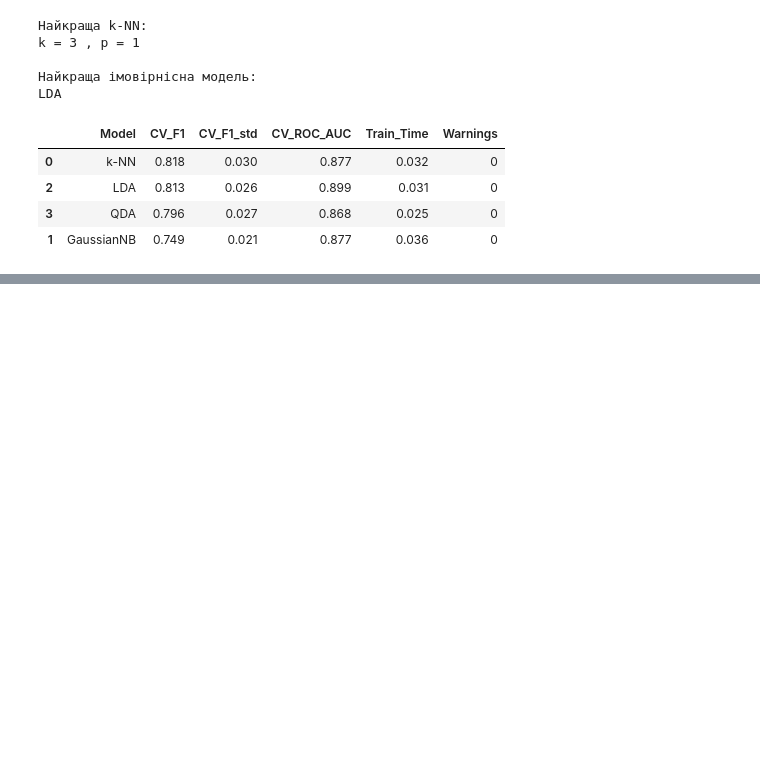
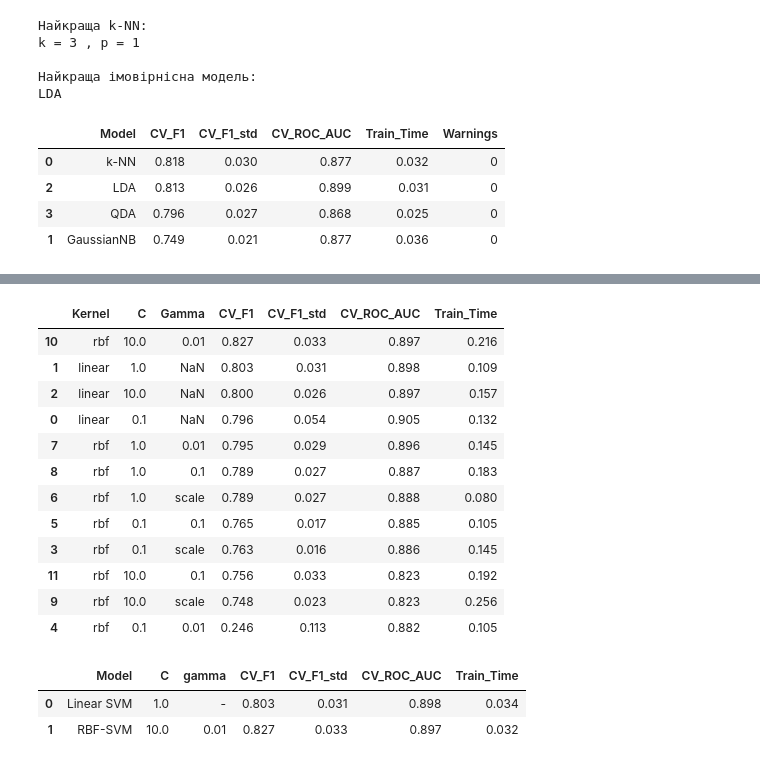
Before and after one commit to dimonkOHYRY111/pattern-recognition-practice, a Jupyter notebook: classification-mini-project/notebooks/PR04_Kochura_Dmytro.ipynb, the cells around one changed output, grey strips where cells are left out. Drawn from its saved outputs; the diff is of its cells as text; code cells hidden in the pictures; blank space fills up the shorter version.

```diff
--- a/classification-mini-project/notebooks/PR04_Kochura_Dmytro.ipynb
+++ b/classification-mini-project/notebooks/PR04_Kochura_Dmytro.ipynb
@@ -1010,0 +1150,79 @@ LDA
+# %%
+
+svm_results = pd.DataFrame(svm_grid.cv_results_)
+
+svm_comparison = svm_results[[
+    "param_classifier__kernel",
+    "param_classifier__C",
+    "param_classifier__gamma",
+    "mean_test_f1",
+    "std_test_f1",
+    "mean_test_roc_auc",
+    "mean_fit_time"
+]].copy()
+
+svm_comparison.columns = [
+    "Kernel",
+    "C",
+    "Gamma",
+    "CV_F1",
+    "CV_F1_std",
+    "CV_ROC_AUC",
+    "Train_Time"
+]
+
+svm_comparison = svm_comparison.sort_values(
+    "CV_F1", ascending=False
+)
+
+display(svm_comparison.round(3))
+# %% [output]
+|  | Kernel | C | Gamma | CV_F1 | CV_F1_std | CV_ROC_AUC | Train_Time |
+| 10 | rbf | 10.0 | 0.01 | 0.827 | 0.033 | 0.897 | 0.216 |
+| 1 | linear | 1.0 | NaN | 0.803 | 0.031 | 0.898 | 0.109 |
+| 2 | linear | 10.0 | NaN | 0.800 | 0.026 | 0.897 | 0.157 |
+| 0 | linear | 0.1 | NaN | 0.796 | 0.054 | 0.905 | 0.132 |
+| 7 | rbf | 1.0 | 0.01 | 0.795 | 0.029 | 0.896 | 0.145 |
+| 8 | rbf | 1.0 | 0.1 | 0.789 | 0.027 | 0.887 | 0.183 |
+| 6 | rbf | 1.0 | scale | 0.789 | 0.027 | 0.888 | 0.080 |
+| 5 | rbf | 0.1 | 0.1 | 0.765 | 0.017 | 0.885 | 0.105 |
+| 3 | rbf | 0.1 | scale | 0.763 | 0.016 | 0.886 | 0.145 |
+| 11 | rbf | 10.0 | 0.1 | 0.756 | 0.033 | 0.823 | 0.192 |
+| 9 | rbf | 10.0 | scale | 0.748 | 0.023 | 0.823 | 0.256 |
+| 4 | rbf | 0.1 | 0.01 | 0.246 | 0.113 | 0.882 | 0.105 |
+# %%
+
+best_linear = linear_df.sort_values(
+    "CV_F1", ascending=False
+).iloc[0]
+
+best_rbf = rbf_df.sort_values(
+    "CV_F1", ascending=False
+).iloc[0]
+
+svm_final_comparison = pd.DataFrame([
+    {
+        "Model": "Linear SVM",
+        "C": best_linear["C"],
+        "gamma": "-",
+        "CV_F1": best_linear["CV_F1"],
+        "CV_F1_std": best_linear["CV_F1_std"],
+        "CV_ROC_AUC": best_linear["CV_ROC_AUC"],
+        "Train_Time": best_linear["Train_Time"]
+    },
+    {
+        "Model": "RBF-SVM",
+        "C": best_rbf["C"],
+        "gamma": best_rbf["gamma"],
+        "CV_F1": best_rbf["CV_F1"],
+        "CV_F1_std": best_rbf["CV_F1_std"],
+        "CV_ROC_AUC": best_rbf["CV_ROC_AUC"],
+        "Train_Time": best_rbf["Train_Time"]
+    }
+])
+
+display(svm_final_comparison.round(3))
+# %% [output]
+|  | Model | C | gamma | CV_F1 | CV_F1_std | CV_ROC_AUC | Train_Time |
+| 0 | Linear SVM | 1.0 | - | 0.803 | 0.031 | 0.898 | 0.034 |
+| 1 | RBF-SVM | 10.0 | 0.01 | 0.827 | 0.033 | 0.897 | 0.032 |
```
Also changed, not shown: parts of 12 cells of this notebook.
